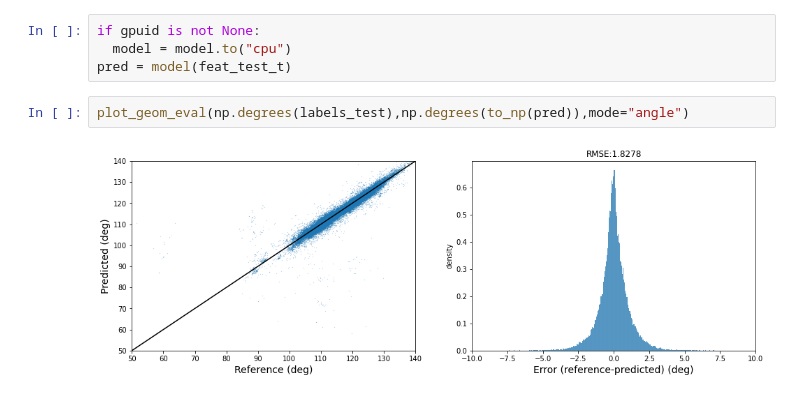
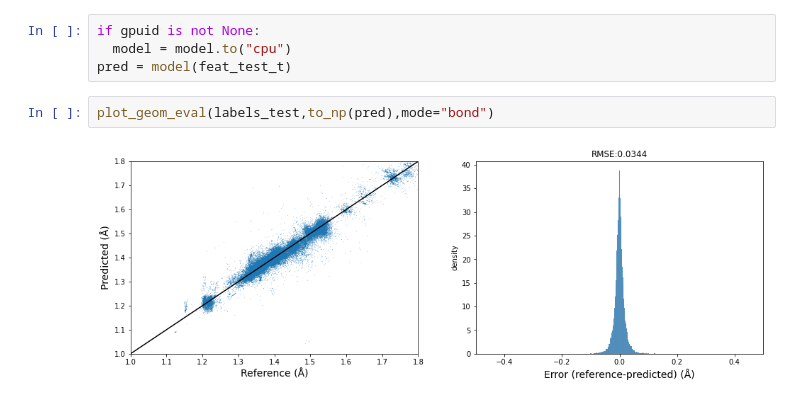
Before and after one commit to cschlick/PhenixML, a Jupyter notebook: notebooks/examples/ANI Bonds GEO Midpoint.ipynb, the cells around one changed output. Saved outputs shown, nothing was run; the diff lists cells and outputs as text.

```diff
--- a/notebooks/examples/ANI Bonds GEO Midpoint.ipynb
+++ b/notebooks/examples/ANI Bonds GEO Midpoint.ipynb
@@ -271,9 +271,9 @@ if gpuid is not None:
   model = model.to("cpu")
 pred = model(feat_test_t)
 # %%
-plot_geom_eval(np.degrees(labels_test),np.degrees(to_np(pred)),mode="angle")
+plot_geom_eval(labels_test,to_np(pred),mode="bond")
 # %% [output]
-[figure, old version]
+[figure, new version]
 # %%
 # evaluate
 from collections import defaultdict
```
Also changed, not shown: parts of 3 cells of this notebook, 1 other file.
